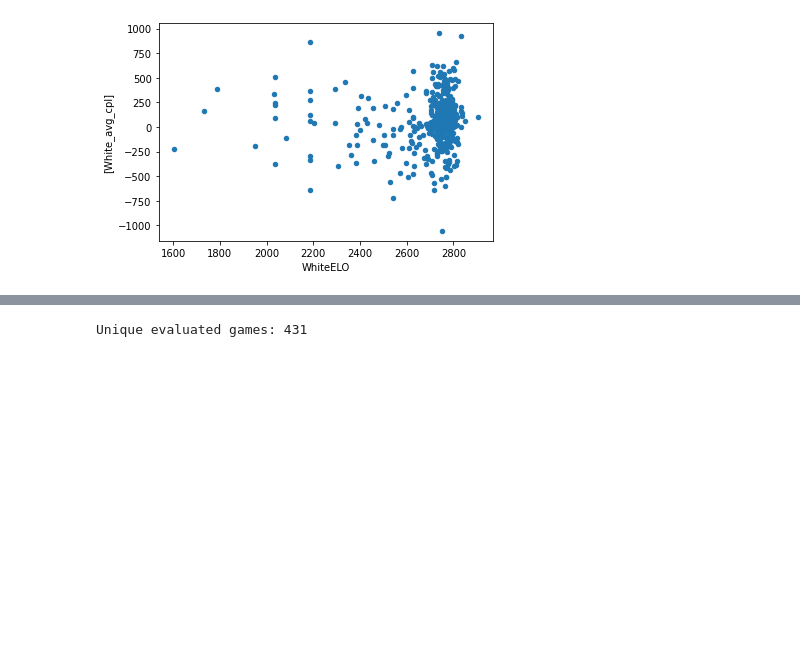
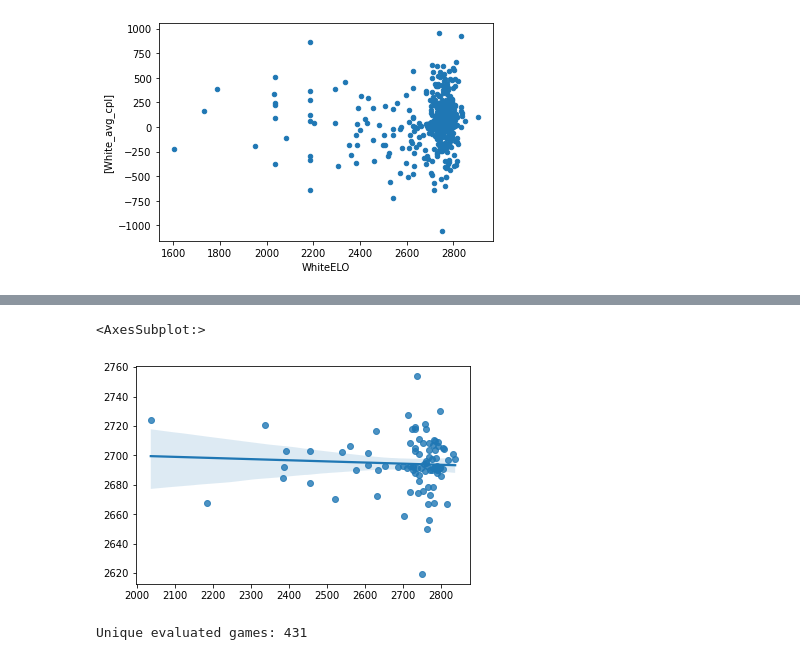
Before and after one commit to ktadgh/Classical-Chess-Predictions, a Jupyter notebook: NeuralNet.ipynb, the cells around one changed output, grey strips where cells are left out. Drawn from its saved outputs; the diff is of its cells as text; code cells hidden in the pictures; blank space fills up the shorter version.

Commit message:
Made comparison in results, linear regression model on average centipawn loss

```diff
--- a/NeuralNet.ipynb
+++ b/NeuralNet.ipynb
@@ -174,0 +184,15 @@ df.plot.scatter(x='WhiteELO', y = ['White_avg_cpl'])
+# %%
+# make a simple linear regression model.
+X = np.array(df['White_avg_cpl'])
+X = np.reshape(X, (len(X), 1))
+y = np.array(df['WhiteELO'])
+y = np.reshape(y, (len(y), 1))
+regression = LinearRegression()
+
+X_train, X_test, y_train, y_test = train_test_split(X, y, test_size = 0.2)
+
+regression.fit(X_train,y_train)
+regression.score(X_test,y_test)
+#plt.scatter(y, pred_y)
+
+y_pred = regression.predict(X_test)
@@ -175,3 +203,9 @@ df.plot.scatter(x='WhiteELO', y = ['White_avg_cpl'])
+# %%
+plt.figure()
+sns.regplot(y_test, y_pred)
+# %% [output]
+<AxesSubplot:>
+[figure, added]
 # %%
 # need a function now to (effieciently) change these to lists of length list
 white_transformed_array = [numpy.array(list(islice(iter(white_transformed), elem)))
```
Also changed, not shown: parts of 19 cells of this notebook, 1 other file.
